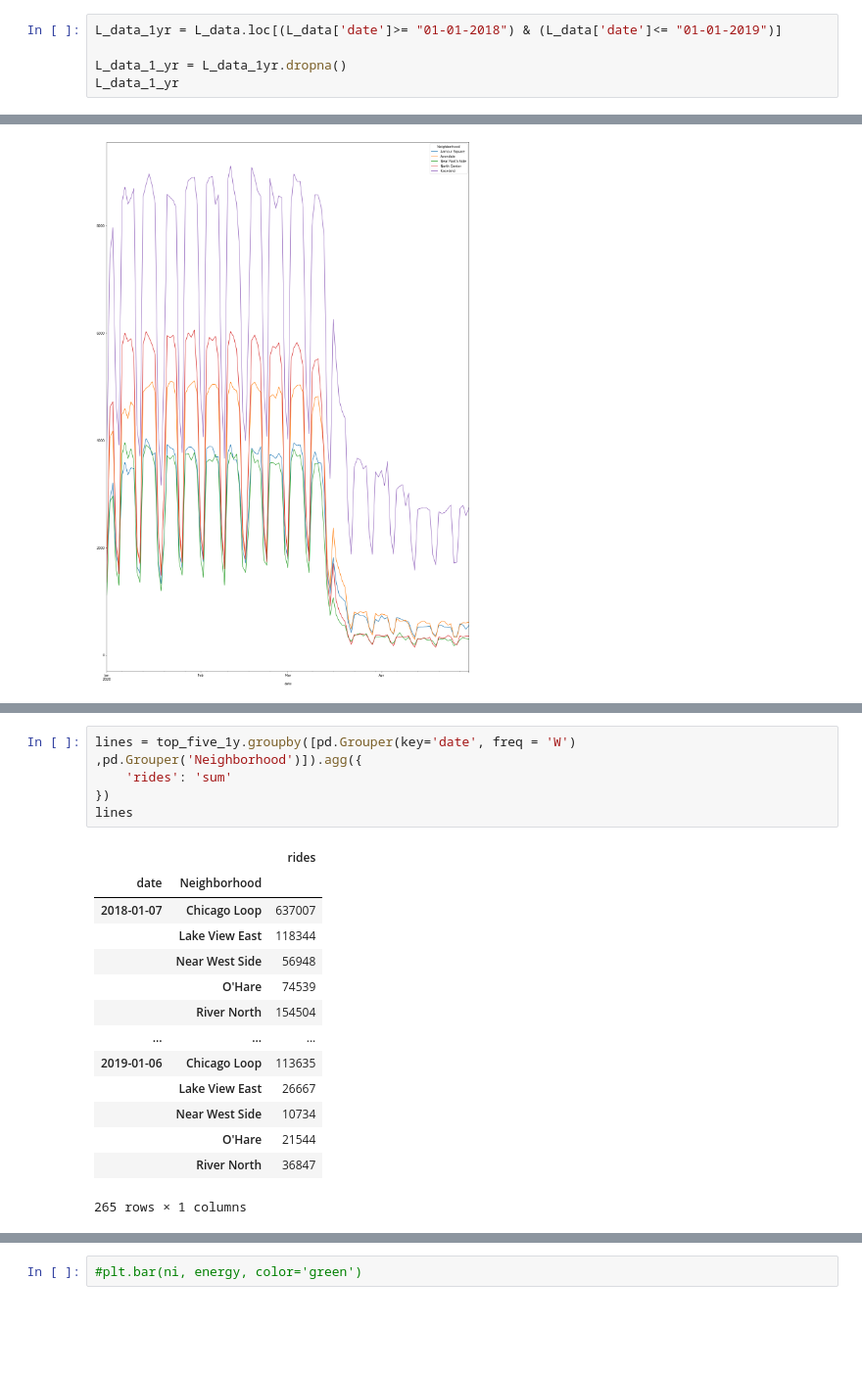
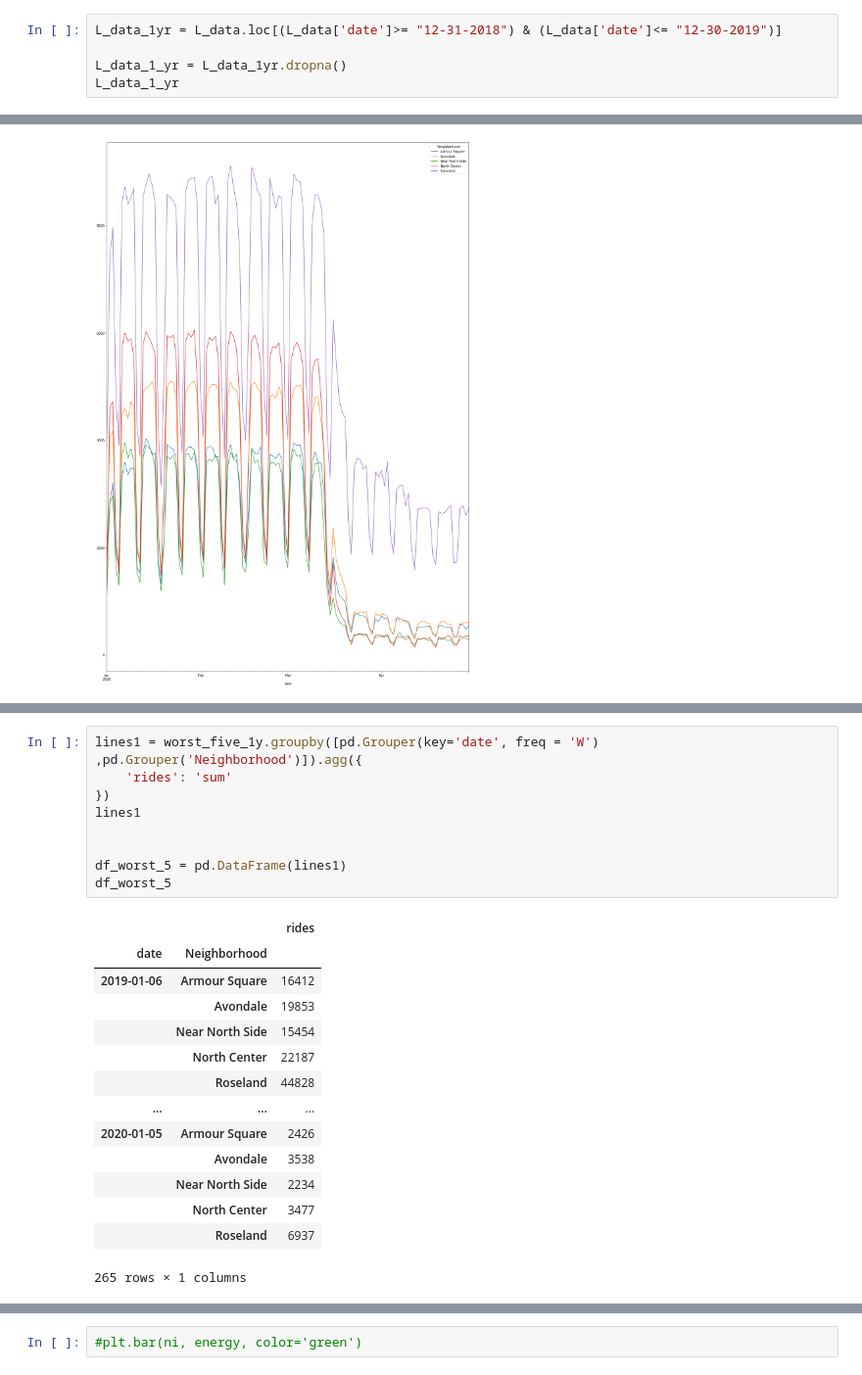
Before and after one commit to cdfencing/Project-I, a Jupyter notebook: neighborhoods.ipynb, the cells around one changed output, grey strips where cells are left out. Shown at 98% size. Drawn from its saved outputs; the diff is of its cells as text; blank space fills up the shorter version.

Commit message:
updated neighborhoods

```diff
--- a/neighborhoods.ipynb
+++ b/neighborhoods.ipynb
@@ -8,7 +8,7 @@ L_data = pd.read_csv('L_data_merged.csv', low_memory = False)
 # %%
 L_data['date'] = pd.to_datetime(L_data['date'], infer_datetime_format=True)
 # %%
-L_data_1yr = L_data.loc[(L_data['date']>= "01-01-2018") & (L_data['date']<= "01-01-2019")]
+L_data_1yr = L_data.loc[(L_data['date']>= "12-31-2018") & (L_data['date']<= "12-30-2019")]
 
 L_data_1_yr = L_data_1yr.dropna()
 L_data_1_yr
@@ -205,20 +277,24 @@ worst_five_covid.groupby(['date','Neighborhood']).sum()['rides'].unstack().plot(
 # %%
-lines = top_five_1y.groupby([pd.Grouper(key='date', freq = 'W') ,pd.Grouper('Neighborhood')]).agg({
+lines1 = worst_five_1y.groupby([pd.Grouper(key='date', freq = 'W') ,pd.Grouper('Neighborhood')]).agg({
     'rides': 'sum'
 })
-lines
+lines1
+
+
+df_worst_5 = pd.DataFrame(lines1)
+df_worst_5
 # %% [output]
 |  |  | rides |
 | date | Neighborhood |  |
-| 2018-01-07 | Chicago Loop | 637007 |
-|  | Lake View East | 118344 |
-|  | Near West Side | 56948 |
-|  | O'Hare | 74539 |
-|  | River North | 154504 |
+| 2019-01-06 | Armour Square | 16412 |
+|  | Avondale | 19853 |
+|  | Near North Side | 15454 |
+|  | North Center | 22187 |
+|  | Roseland | 44828 |
 | ... | ... | ... |
-| 2019-01-06 | Chicago Loop | 113635 |
-|  | Lake View East | 26667 |
-|  | Near West Side | 10734 |
-|  | O'Hare | 21544 |
-|  | River North | 36847 |
+| 2020-01-05 | Armour Square | 2426 |
+|  | Avondale | 3538 |
+|  | Near North Side | 2234 |
+|  | North Center | 3477 |
+|  | Roseland | 6937 |
 265 rows × 1 columns
```
Also changed, not shown: parts of 40 cells of this notebook.
